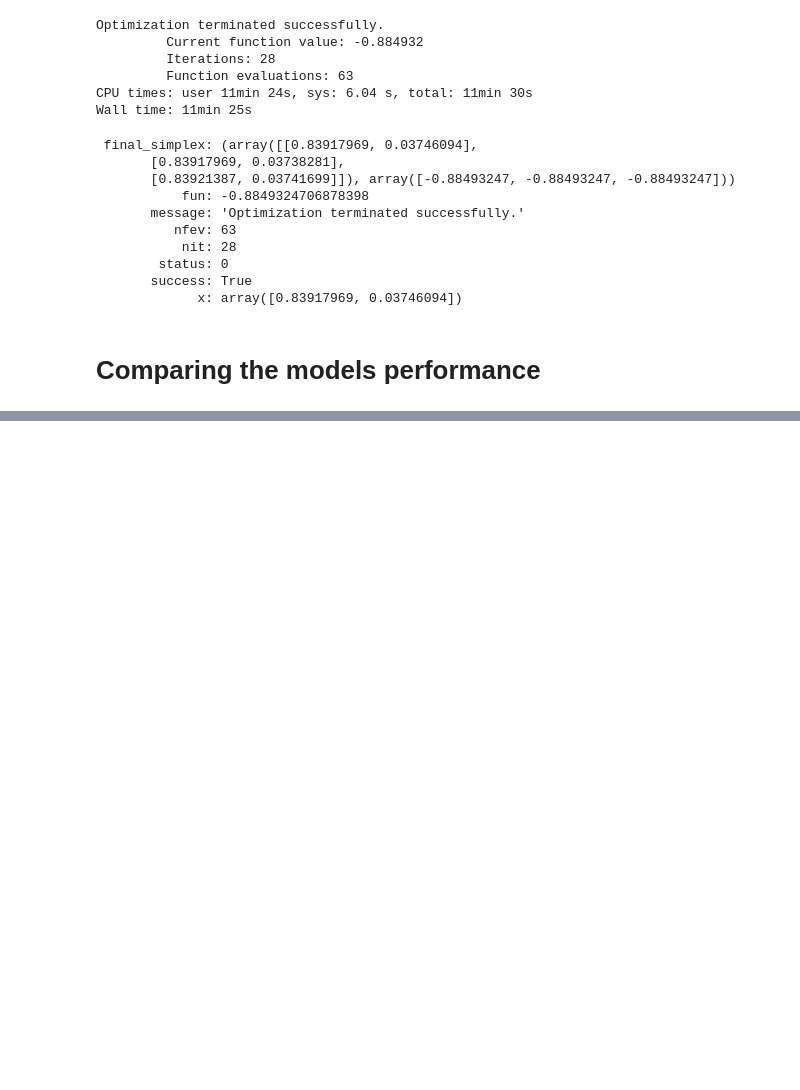
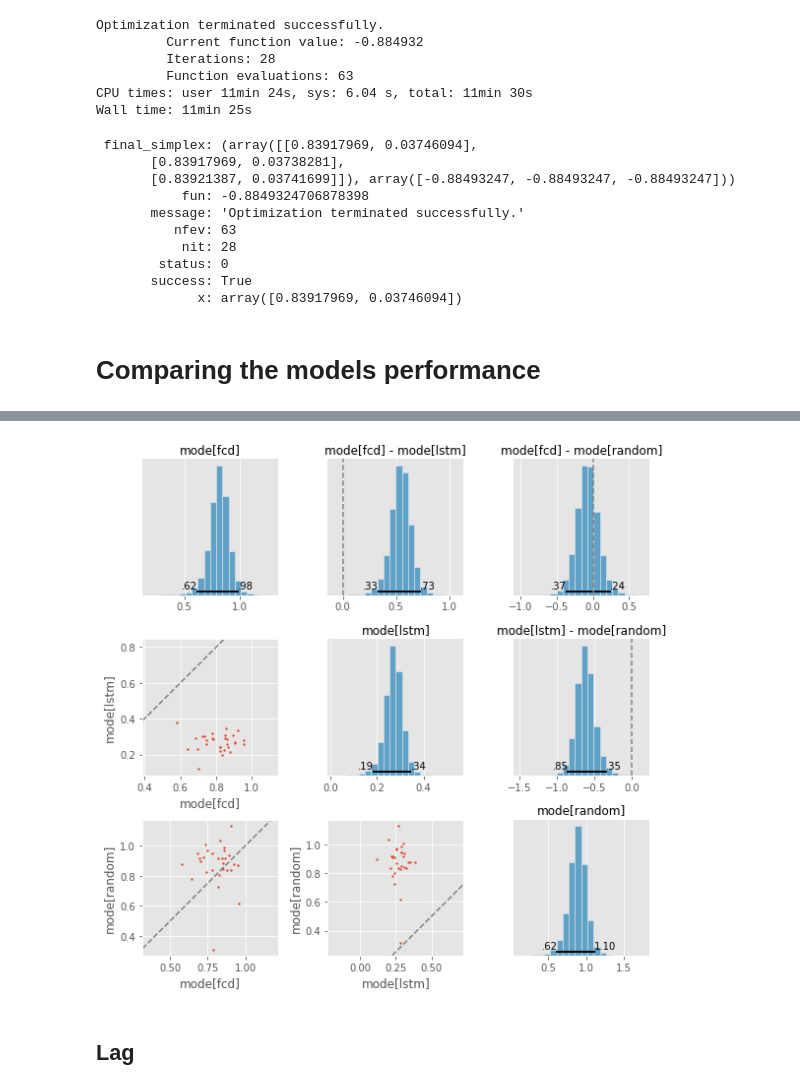
Before and after one commit to Nagasaki45/floor-control, a Jupyter notebook: experiments/analysis.ipynb, the cells around one changed output, grey strips where cells are left out. Cells and saved outputs as stored; diff of their text form; code cells hidden in the pictures; blank space fills up the shorter version.

```diff
--- a/experiments/analysis.ipynb
+++ b/experiments/analysis.ipynb
@@ -322,0 +454,25 @@ models_stats_df = pd.DataFrame(models_stats_gen(average_floor_duration))
+# %%
+stability_code = f"""
+model {{
+    for (m in 1:n_models) {{
+        for (p in 1:n_parts) {{
+            stability[m, p] ~ dgamma({gamma_template('mode[m]', 'sd[m]')})
+        }}
+
+        mode[m] ~ dgamma({gamma_template('MODE', 'SD')})
+        sd[m] ~ dexp(1)
+    }}
+
+    MODE = 1
+    SD = 1
+}}
+"""
+# %%
+_df = group_by_measurement.get_group('stability')
+stability_data = {
+    'n_parts': len(_df['part'].unique()),
+    'n_models': len(_df['model'].unique()),
+    'stability': _df.pivot(index='model', columns='part', values='value'),
+}
+# %%
+stability_trace = run_model(code=stability_code, data=stability_data)
@@ -322,0 +483,6 @@ models_stats_df = pd.DataFrame(models_stats_gen(average_floor_duration))
+# %%
+mode_comparison(stability_trace, ['fcd', 'lstm', 'random'])
+# %% [output]
+[figure, added]
+# %% [markdown]
+## Lag
```
Also changed, not shown: parts of 32 cells of this notebook, 3 other files.
